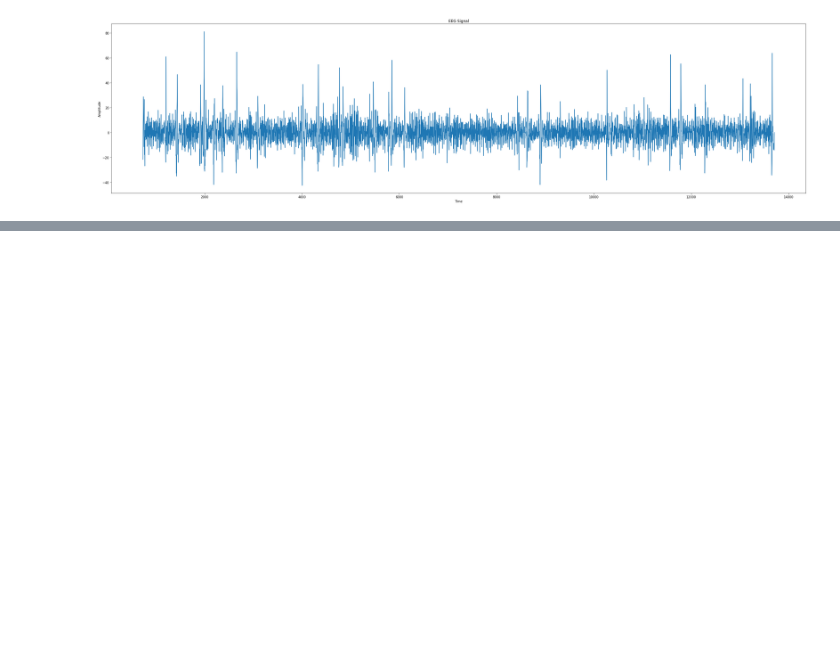
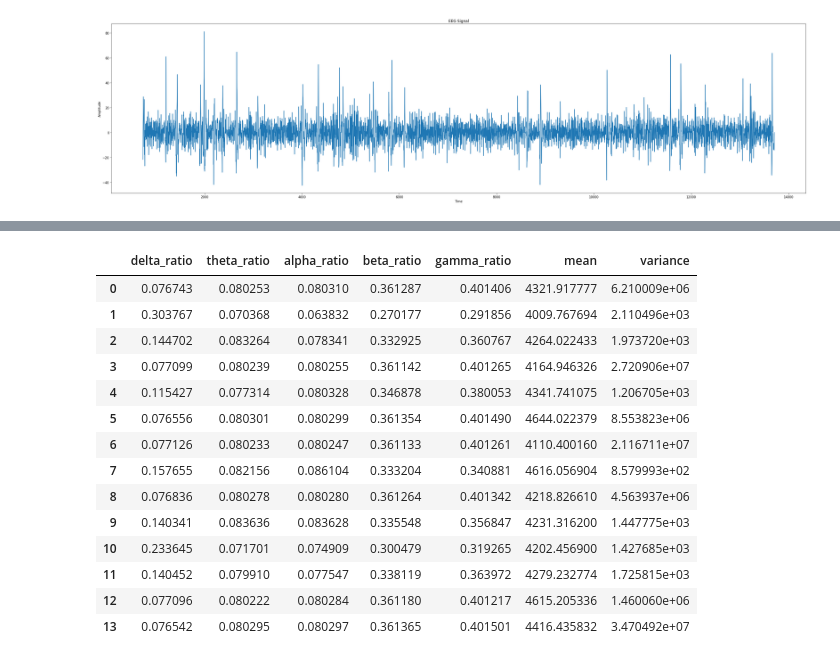
Before and after one commit to ZiadMeligy/InstrumentsTask2, a Jupyter notebook: trying.ipynb, the cells around one changed output, grey strips where cells are left out. Drawn from its saved outputs; the diff is of its cells as text; code cells hidden in the pictures; blank space fills up the shorter version.

```diff
--- a/trying.ipynb
+++ b/trying.ipynb
@@ -273 +273,19 @@ feature_df = pd.DataFrame(features, columns=feature_names)
 feature_df.to_csv('extracted_features.csv', index=False)
+# %%
+feature_df.head(20)
+# %% [output]
+|  | delta_ratio | theta_ratio | alpha_ratio | beta_ratio | gamma_ratio | mean | variance |
+| 0 | 0.076743 | 0.080253 | 0.080310 | 0.361287 | 0.401406 | 4321.917777 | 6.210009e+06 |
+| 1 | 0.303767 | 0.070368 | 0.063832 | 0.270177 | 0.291856 | 4009.767694 | 2.110496e+03 |
+| 2 | 0.144702 | 0.083264 | 0.078341 | 0.332925 | 0.360767 | 4264.022433 | 1.973720e+03 |
+| 3 | 0.077099 | 0.080239 | 0.080255 | 0.361142 | 0.401265 | 4164.946326 | 2.720906e+07 |
+| 4 | 0.115427 | 0.077314 | 0.080328 | 0.346878 | 0.380053 | 4341.741075 | 1.206705e+03 |
+| 5 | 0.076556 | 0.080301 | 0.080299 | 0.361354 | 0.401490 | 4644.022379 | 8.553823e+06 |
+| 6 | 0.077126 | 0.080233 | 0.080247 | 0.361133 | 0.401261 | 4110.400160 | 2.116711e+07 |
+| 7 | 0.157655 | 0.082156 | 0.086104 | 0.333204 | 0.340881 | 4616.056904 | 8.579993e+02 |
+| 8 | 0.076836 | 0.080278 | 0.080280 | 0.361264 | 0.401342 | 4218.826610 | 4.563937e+06 |
+| 9 | 0.140341 | 0.083636 | 0.083628 | 0.335548 | 0.356847 | 4231.316200 | 1.447775e+03 |
+| 10 | 0.233645 | 0.071701 | 0.074909 | 0.300479 | 0.319265 | 4202.456900 | 1.427685e+03 |
+| 11 | 0.140452 | 0.079910 | 0.077547 | 0.338119 | 0.363972 | 4279.232774 | 1.725815e+03 |
+| 12 | 0.077096 | 0.080222 | 0.080284 | 0.361180 | 0.401217 | 4615.205336 | 1.460060e+06 |
+| 13 | 0.076542 | 0.080295 | 0.080297 | 0.361365 | 0.401501 | 4416.435832 | 3.470492e+07 |
```
Also changed, not shown: parts of 1 cell of this notebook, 7 other files.
